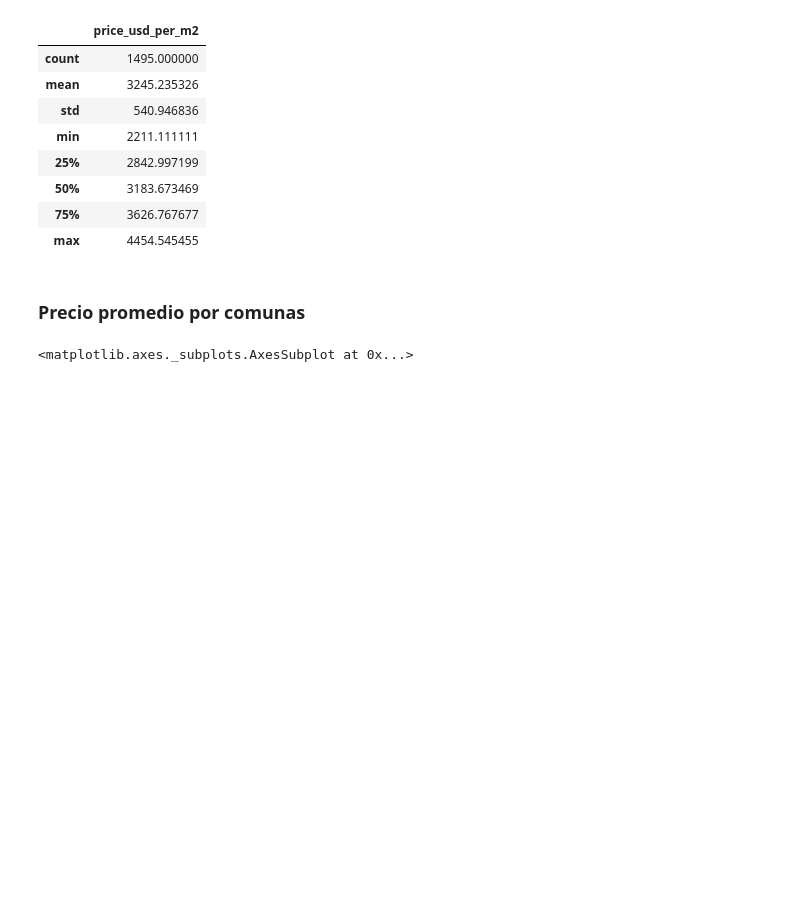
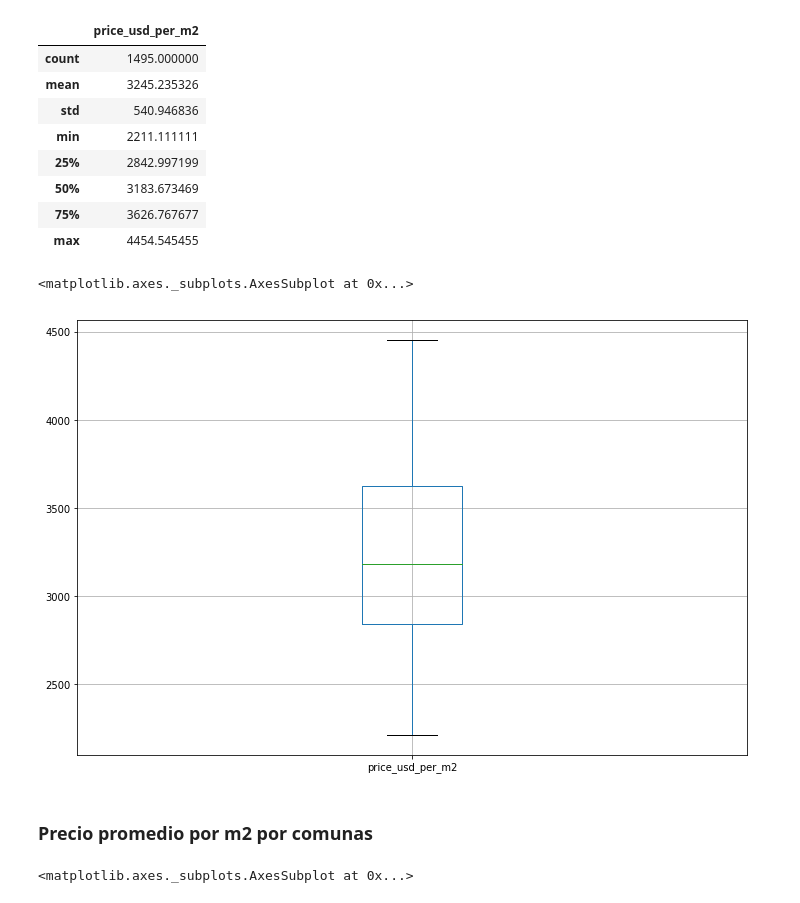
Before and after one commit to EvaSalomon/acamica, a Jupyter notebook: entrega1/getMeanValue.ipynb, the cells around one changed output. Saved outputs shown, nothing was run; the diff lists cells and outputs as text; code cells hidden in the pictures; blank space fills up the shorter version.

```diff
--- a/entrega1/getPrice.ipynb
+++ b/entrega1/getMeanValue.ipynb
@@ -16,24 +16,23 @@ df = pd.read_csv('./dataset/datos_properati.csv', index_col=0, parse_dates=True)
 # %%
 df_filtered = df.loc[(df.property_type != 'store')]
 # %%
-def getPrice(data, comuna, property_type, describe = False, m = 2.):
-    #busco registros que contengan los 2 precios necesarios
-    fullData = data.loc[(data.price_aprox_usd.isna()==False) &
-                        (data.price_usd_per_m2.isna()==False)]
+def getMeanValue(data, comuna, property_type, column, describe = False, m = 2.):
+    #busco registros que contengan valores para la columna seleccionada
+    fullData = data.loc[(data[column].isna()==False)]
     #Sobre el df con datos completos busco los correspondientes a la comuna y tipo de propiedad
     comunaData = fullData.loc[(fullData.comuna == comuna)
                               & (fullData.property_type == property_type)
-                              , ['price_usd_per_m2']]
+                              , [column]]
     #Basado en https://stackoverflow.com/a/16562028 limpio los outliers
     d = np.abs(comunaData - np.median(comunaData))
     mdev = np.median(d)
     s = d/mdev if mdev else 0
     outliersClear = comunaData[s<m]
-    #Devuelvo el price_usd_per_m2 limpio
+    #Devuelvo el valor promedio o el total de valores para ver estadisticos y graficar
     if describe:
-        return outliersClear.loc[(outliersClear.price_usd_per_m2.isna() == False),['price_usd_per_m2']]
+        return outliersClear.loc[(outliersClear[column].isna() == False),[column]]
     else:
-        return outliersClear.loc[(outliersClear.price_usd_per_m2.isna() == False),['price_usd_per_m2']].mean()[0]
+        return outliersClear.loc[(outliersClear[column].isna() == False),[column]].mean()[0]
 # %% [markdown]
 ### Precio promedio para departamentos de la comuna 14 (Palermo)
 # %%
@@ -52,8 +51,13 @@ getPrice(df_filtered, 14, 'apartment', True).describe()
 | 50% | 3183.673469 |
 | 75% | 3626.767677 |
 | max | 4454.545455 |
+# %%
+getMeanValue(df_filtered, 14, 'apartment', 'price_usd_per_m2', True).boxplot()
+# %% [output]
+<matplotlib.axes._subplots.AxesSubplot at 0x...>
+[figure, added]
 # %% [markdown]
-### Precio promedio por comunas
+### Precio promedio por m2 por comunas
 # %%
 comunas = df_filtered.comuna.unique()
 prices = []
```
Also changed, not shown: parts of 9 cells of this notebook, 1 other file.
